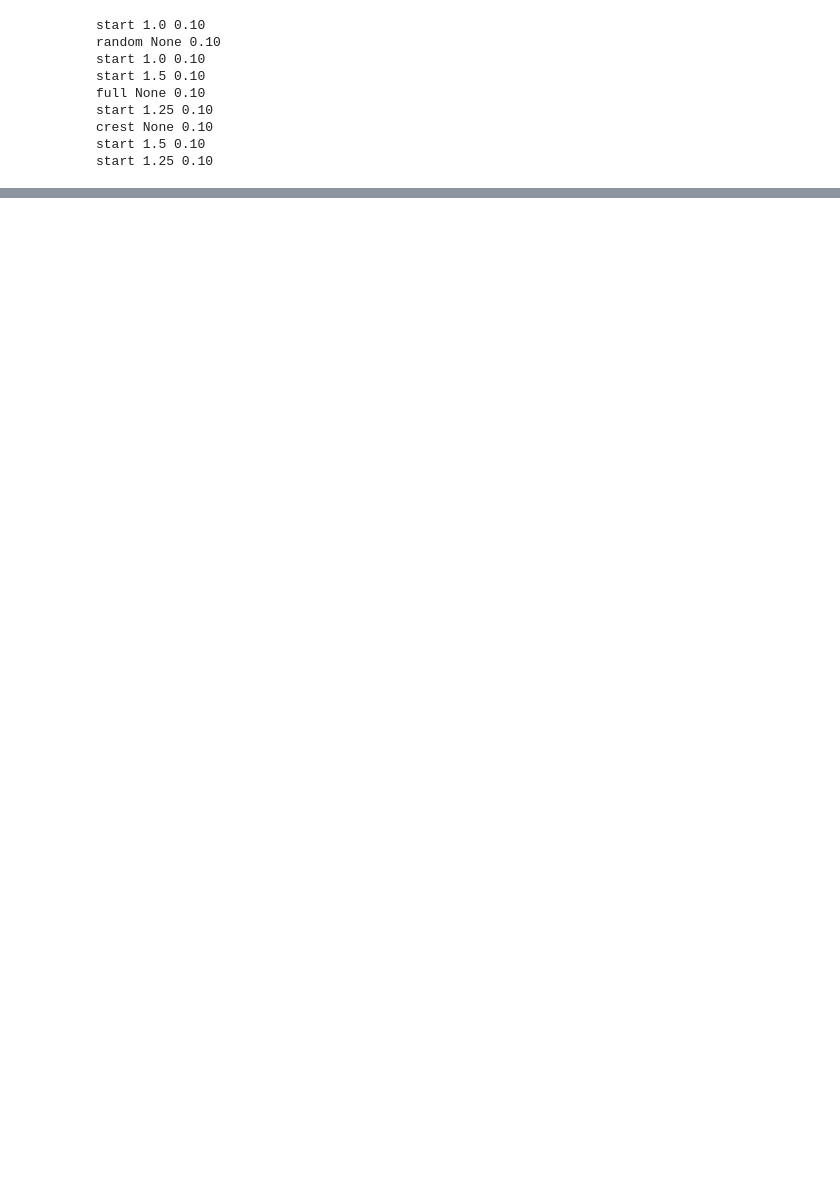
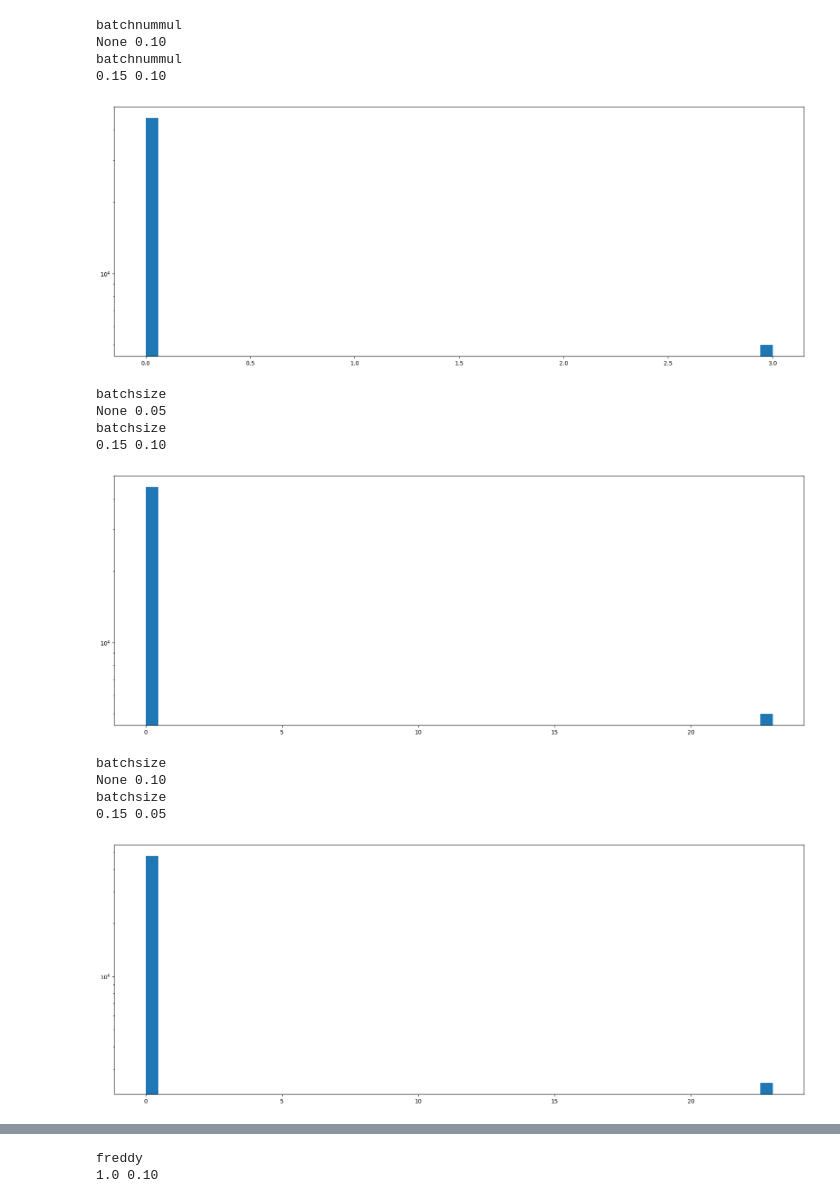
Before and after one commit to victor-ribeiro/freddy, a Jupyter notebook: Untitled.ipynb, the cells around one changed output, grey strips where cells are left out. Drawn from its saved outputs; the diff is of its cells as text; code cells hidden in the pictures; blank space fills up the shorter version.

```diff
--- a/Untitled.ipynb
+++ b/Untitled.ipynb
@@ -11,47 +11,69 @@ import re
 plt.rcParams['figure.figsize'] = 22, 8
 # %%
 result = pd.DataFrame()
-
-for file in Path().rglob('model_final.pt'):
-    f = torch.load(file, map_location=torch.device('cpu'))
-    tmp = f['hist']
-    tmp = pd.DataFrame.from_records(tmp)
+#
+for file in Path('outputs').rglob('model_final.pt'):
+# for file in Path('outputs').rglob('model_epoch_399'):
+# for file in Path().rglob('model_epoch_5799.pt'):
     file = str(file)
     alpha = None
     if 'alpha' in file:
         alpha = re.findall('alpha-[0-9].{2,3}', file)[0]
         alpha = float(alpha[-4:])
 
     sample_size = re.findall('train[0-9].{2,3}', file)[0]
     sample_size = sample_size[-4:]
-    _, dataset, arch, *_ = re.findall('[a-z0-9]+', file)
+    _, _, _, dataset, arch, *_ = re.findall('[a-z0-9]+', file)
+    method = re.findall('(?:[a-z]_?)+',file)
+    method = method[11] if 'alpha' in method else method[9]
+    print(method)
+    # if not (method == 'freddy' or method == 'random'):
+    #     continue
+    print( alpha, sample_size)
 
-    # print(file, end='\t')
-    method = re.findall('(?:[a-z]_?)+',file)
-    # print(method)
-    # method = method[9] if alpha in method else method[11]
-    print(method[9], alpha, sample_size)
-    method = method[11] if 'alpha' in method else method[9]
+    f = torch.load(file, map_location=torch.device('cpu'))
+    try:
+        plt.hist(f['selected'], bins=50)
+        plt.yscale('log')
+        # plt.axhline(5000)
+        plt.show()
+        #############
+        selected = f['epoch_selection']
+        #############
 
+        # plt.scatter(f['selected'], f['importance'])
+        plt.scatter(f['reaL_error'], f['importance'])
+        plt.show()
+    except:
+        pass
+    tmp = f['hist']
+    tmp = pd.DataFrame.from_records(tmp)
     if method == 'None':
         sample_size = 1
     # print(f['grad_norm'])
-    tmp['epoch'] = range(len(tmp))
+    # tmp['epoch'] = range(len(tmp))
     tmp['alpha'] = float(alpha) if alpha else None
     tmp['dataset'] = dataset
     tmp['arch'] = arch
     tmp['sample_size'] = float(sample_size)
     tmp['method'] = method
     result = pd.concat([tmp, result])
 # result[result.method.isna()] = 'full dataset'
-result = result[result.epoch<20]
+# result = result[result.epoch<20]
+result
 # %% [output]
-start 1.0 0.10
-random None 0.10
-start 1.0 0.10
-start 1.5 0.10
-full None 0.10
-start 1.25 0.10
-crest None 0.10
-start 1.5 0.10
-start 1.25 0.10
+batchnummul
+None 0.10
+batchnummul
+0.15 0.10
+[figure, added]
+batchsize
+None 0.05
+batchsize
+0.15 0.10
+[figure, added]
+batchsize
+None 0.10
+batchsize
+0.15 0.05
+[figure, added]
@@ -57,0 +96,2 @@ start 1.25 0.10
+freddy
+1.0 0.10
```
Also changed, not shown: parts of 7 cells of this notebook, 5 other files.
